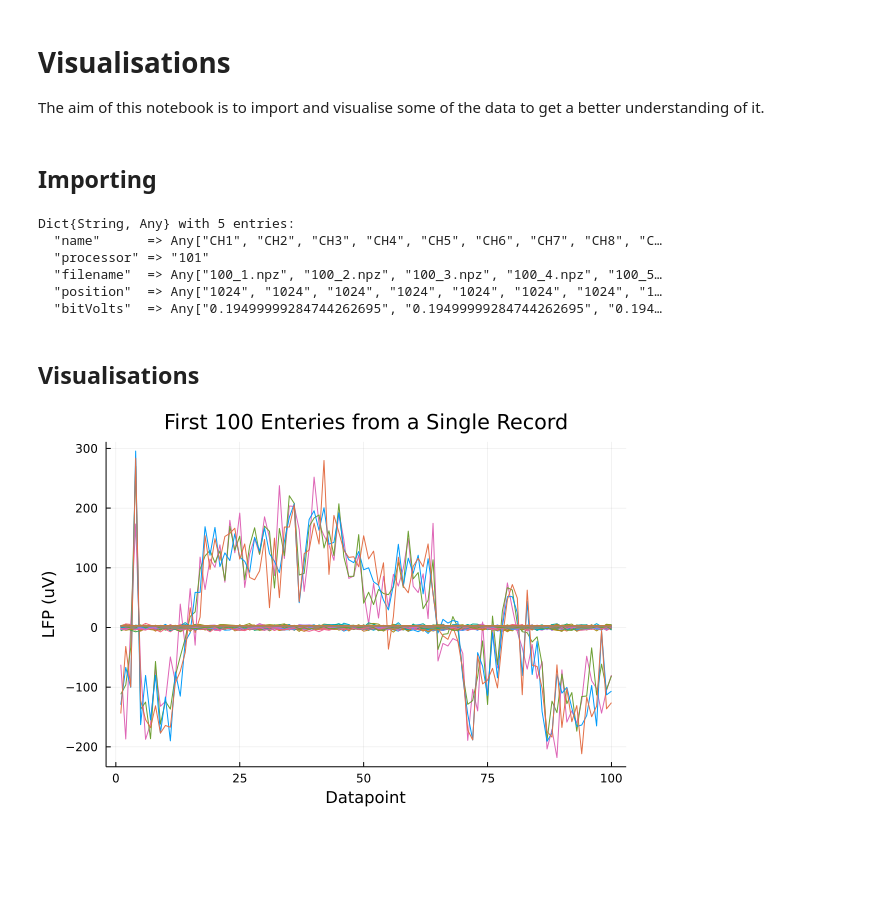
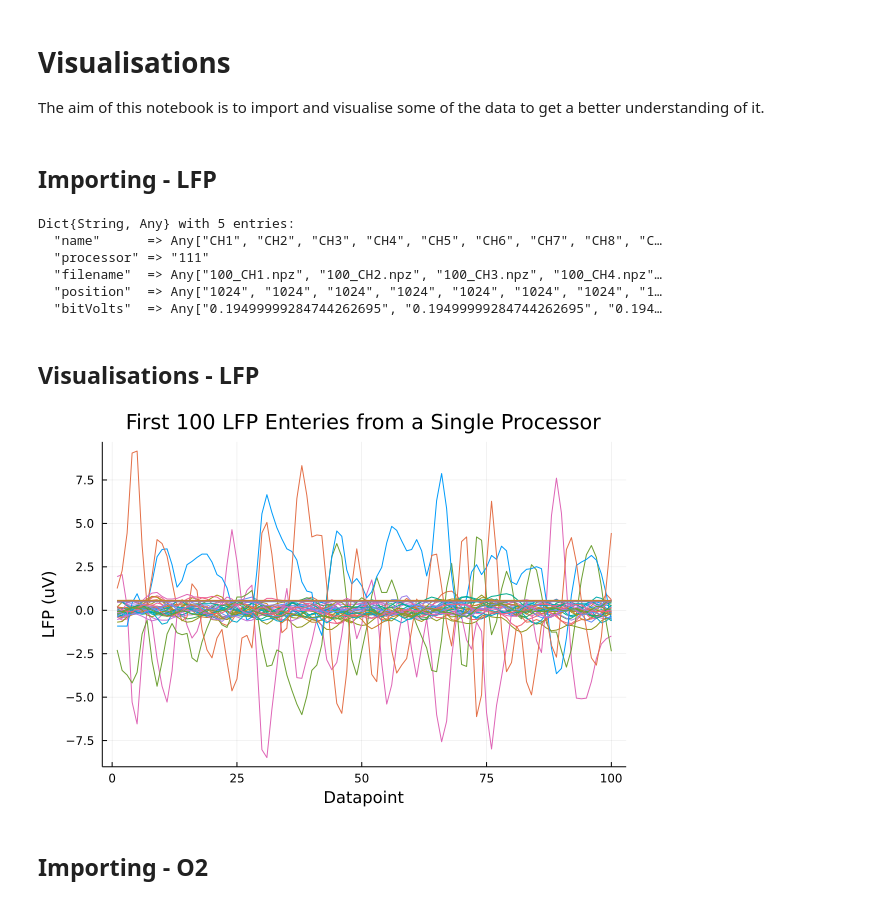
Before and after one commit to alexelwood14/O2-LFP-modelling, a Jupyter notebook: src/visualisations.ipynb, the cells around one changed output. Drawn from its saved outputs; the diff is of its cells as text; code cells hidden in the pictures; blank space fills up the shorter version.

```diff
--- a/src/visualisations.ipynb
+++ b/src/visualisations.ipynb
@@ -7,10 +7,10 @@ using NPZ
 using EzXML
 using StatsPlots
 # %% [markdown]
-## Importing
+## Importing - LFP
 # %%
 # Get the XML metadata file
-data_path = "Exp 1/2022-05-10_15-02-25/Record Node 101/"
+data_path = "Exp 1/R4/2022-05-10_15-56-32/Record Node 111/"
 files_xml = root(readxml("../data/$(data_path)Continuous_Data.openephys"))
 recording = firstelement(firstelement(files_xml))
 
@@ -27,8 +27,8 @@ files
 # %% [output]
 Dict{String, Any} with 5 entries:
   "name"      => Any["CH1", "CH2", "CH3", "CH4", "CH5", "CH6", "CH7", "CH8", "C…
-  "processor" => "101"
-  "filename"  => Any["100_1.npz", "100_2.npz", "100_3.npz", "100_4.npz", "100_5…
+  "processor" => "111"
+  "filename"  => Any["100_CH1.npz", "100_CH2.npz", "100_CH3.npz", "100_CH4.npz"…
   "position"  => Any["1024", "1024", "1024", "1024", "1024", "1024", "1024", "1…
   "bitVolts"  => Any["0.19499999284744262695", "0.19499999284744262695", "0.194…
 # %%
@@ -38,17 +38,19 @@ n_datapoints = length(npzread("../data/formatted-lfp/$(data_path)$(files["filena
 n_channels = length(files["filename"])
 lfp_data = Array{Float32}(undef, n_channels, n_datapoints)
 for i in 1:length(files["filename"])
-    lfp_data[i, :] = npzread("../data/formatted-lfp/$(data_path)$(files["filename"][i])", ["data"])["data"]
+    data = npzread("../data/formatted-lfp/$(data_path)$(files["filename"][i])", ["data"])["data"] .* parse(Float64, files["bitVolts"][i])
+    lfp_data[i, :] = data
 end
 # %% [markdown]
-## Visualisations
+## Visualisations - LFP
 # %%
-plot(lfp_data[1,1:100], legend=false)
-for i in 2:n_channels
+for i in 1:n_channels
     plot!(lfp_data[i,1:100], legend=false)
 end
-title!("First 100 Enteries from a Single Record")
+title!("First 100 LFP Enteries from a Single Processor")
 xlabel!("Datapoint")
 ylabel!("LFP (uV)")
 # %% [output]
-[figure, old version]
+[figure, new version]
+# %% [markdown]
+## Importing - O2
```
Also changed, not shown: parts of 1 cell of this notebook.
